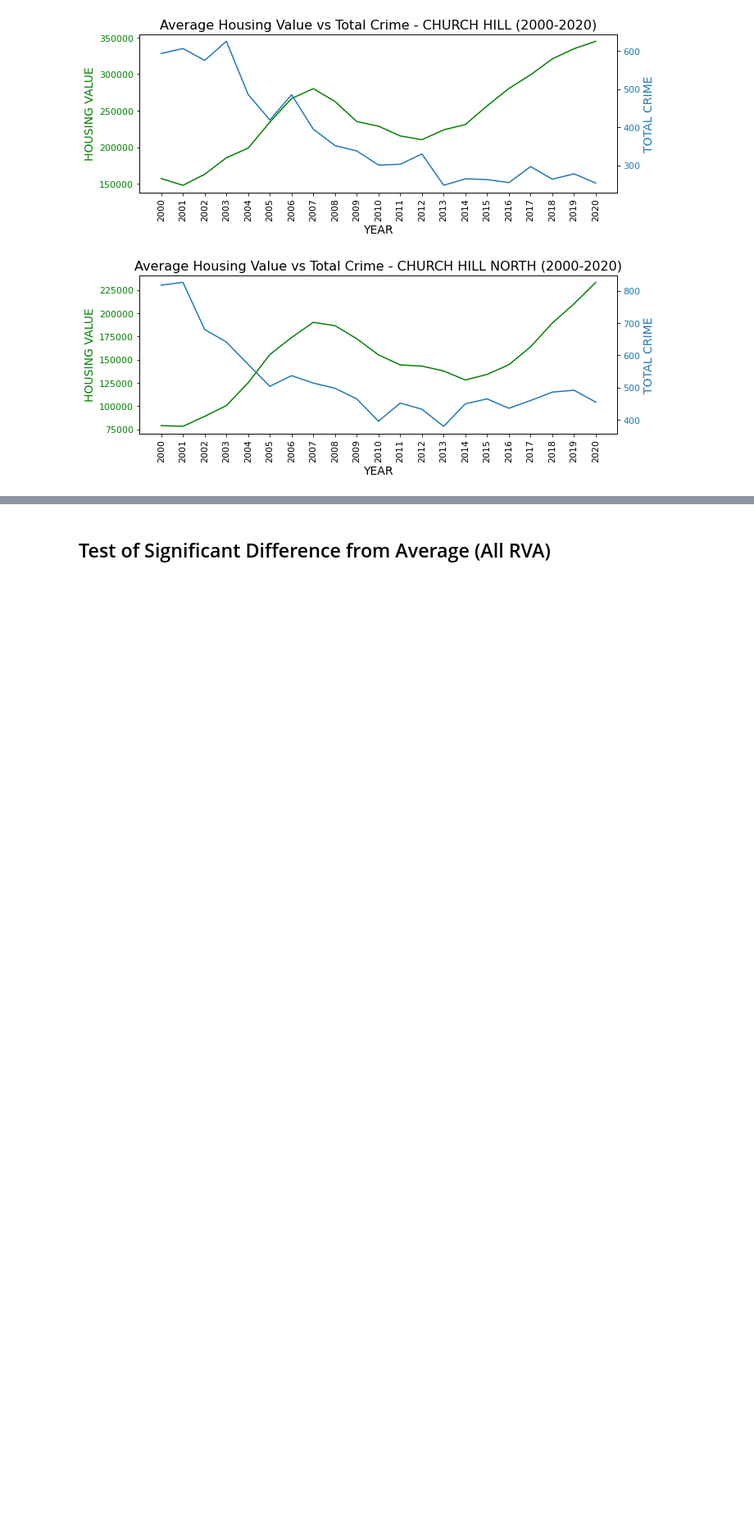
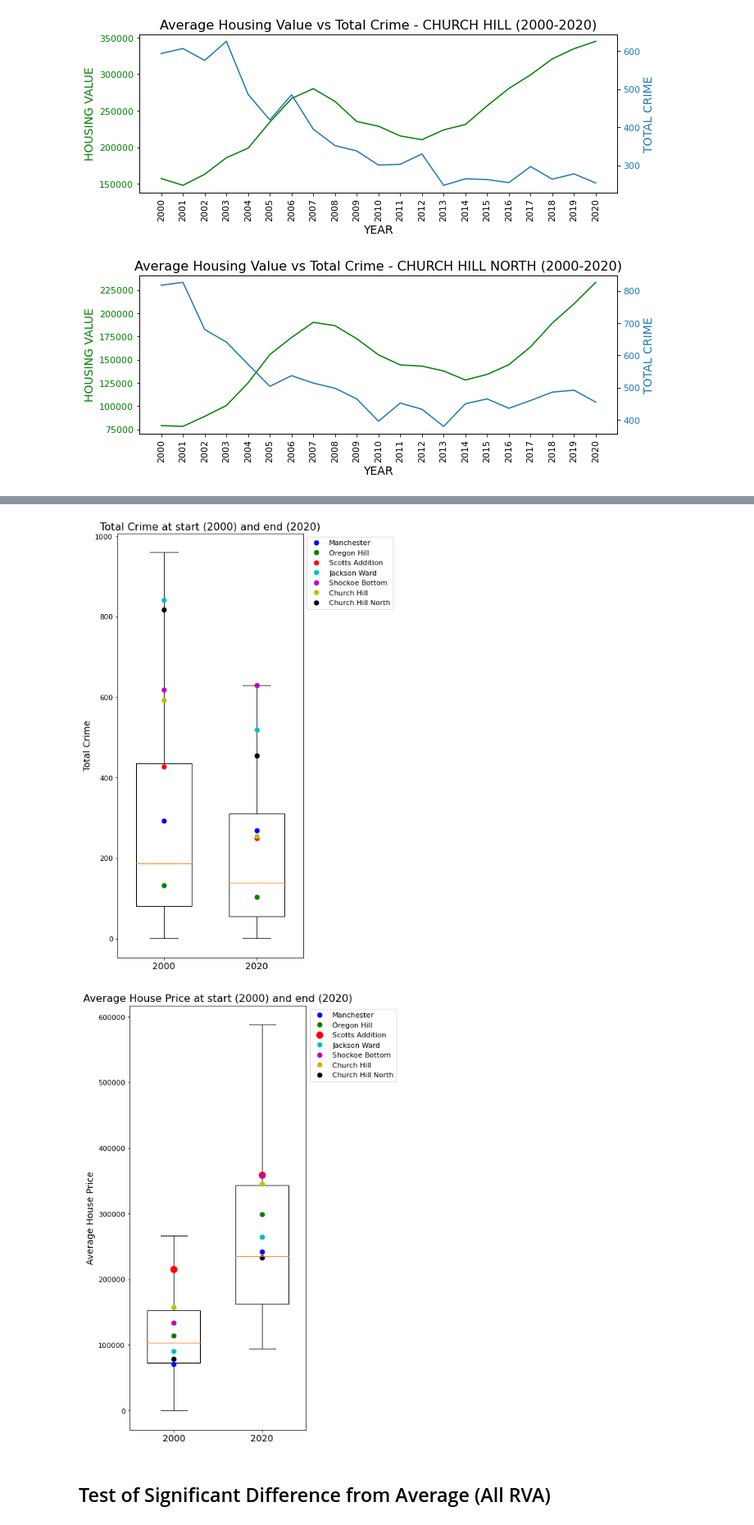
Before and after one commit to anguloag/Gentrification-in-Richmond, a Jupyter notebook: sociotracker_graphs_working.ipynb, the cells around one changed output, grey strips where cells are left out. Shown at 82% size. Cells and saved outputs as stored; diff of their text form; code cells hidden in the pictures; blank space fills up the shorter version.

```diff
--- a/sociotracker_graphs_working.ipynb
+++ b/sociotracker_graphs_working.ipynb
@@ -375,8 +645,79 @@ plt.show()
 # %%
 # Using each neighborhood as a data point...
 ### Make separate box and whisker plots for Housing Value at 2000 and 2020
 ### Make separate box and whisker plots for Total Crime at 2000 and 2020
 ### Locate where the selected neighborhoods fall in all 4 B&W plots
 ### --> did percentile position change?
+
+manchester_crime = [scatter_data.loc[(scatter_data["NEIGHBORHOOD_NAME"] == "MANCHESTER"), '2000_TOTAL_CRIME'].values[0],
+                   scatter_data.loc[(scatter_data["NEIGHBORHOOD_NAME"] == "MANCHESTER"), '2020_TOTAL_CRIME'].values[0]]
+oregon_hill_crime = [scatter_data.loc[(scatter_data["NEIGHBORHOOD_NAME"] == "OREGON HILL"), '2000_TOTAL_CRIME'].values[0],
+                   scatter_data.loc[(scatter_data["NEIGHBORHOOD_NAME"] == "OREGON HILL"), '2020_TOTAL_CRIME'].values[0]]
+scotts_addition_crime = [scatter_data.loc[(scatter_data["NEIGHBORHOOD_NAME"] == "SCOTT'S ADDITION"), '2000_TOTAL_CRIME'].values[0],
+                   scatter_data.loc[(scatter_data["NEIGHBORHOOD_NAME"] == "SCOTT'S ADDITION"), '2020_TOTAL_CRIME'].values[0]]
+jackson_ward_crime = [scatter_data.loc[(scatter_data["NEIGHBORHOOD_NAME"] == "JACKSON WARD"), '2000_TOTAL_CRIME'].values[0],
+                   scatter_data.loc[(scatter_data["NEIGHBORHOOD_NAME"] == "JACKSON WARD"), '2020_TOTAL_CRIME'].values[0]]
+shockoe_bottom_crime = [scatter_data.loc[(scatter_data["NEIGHBORHOOD_NAME"] == "SHOCKOE BOTTOM"), '2000_TOTAL_CRIME'].values[0],
+                   scatter_data.loc[(scatter_data["NEIGHBORHOOD_NAME"] == "SHOCKOE BOTTOM"), '2020_TOTAL_CRIME'].values[0]]
+church_hill_crime = [scatter_data.loc[(scatter_data["NEIGHBORHOOD_NAME"] == "CHURCH HILL"), '2000_TOTAL_CRIME'].values[0],
+                   scatter_data.loc[(scatter_data["NEIGHBORHOOD_NAME"] == "CHURCH HILL"), '2020_TOTAL_CRIME'].values[0]]
+church_hill_north_crime = [scatter_data.loc[(scatter_data["NEIGHBORHOOD_NAME"] == "CHURCH HILL NORTH"), '2000_TOTAL_CRIME'].values[0],
+                   scatter_data.loc[(scatter_data["NEIGHBORHOOD_NAME"] == "CHURCH HILL NORTH"), '2020_TOTAL_CRIME'].values[0]]
+
+fig1, ax = plt.subplots(figsize=(7,10))
+ax.boxplot([scatter_data['2000_TOTAL_CRIME'],scatter_data['2020_TOTAL_CRIME']],showfliers=False,widths=.6)
+mc, = plt.plot(range(1,3),manchester_crime,'bo',ms=7)
+ohc, = plt.plot(range(1,3),oregon_hill_crime,'go',ms=7)
+sac, = plt.plot(range(1,3),scotts_addition_crime,'ro',ms=7)
+jwc, = plt.plot(range(1,3),jackson_ward_crime,'co',ms=7)
+sbc, = plt.plot(range(1,3),shockoe_bottom_crime,'mo',ms=7)
+chc, = plt.plot(range(1,3),church_hill_crime,'yo',ms=7)
+chnc, = plt.plot(range(1,3),church_hill_north_crime,'ko',ms=7)
+plt.xticks ([1,2],['2000','2020'],fontsize=14)
+plt.legend(handles=[mc,ohc,sac,jwc,sbc,chc,chnc], labels=['Manchester', 'Oregon Hill', 'Scotts Addition', 'Jackson Ward', 'Shockoe Bottom', 'Church Hill', 'Church Hill North'],bbox_to_anchor=(1,1), loc='upper left', ncol=1)
+plt.ylabel(('Total Crime'),fontsize=14)
+plt.title((f'Total Crime at start (2000) and end (2020)'),fontsize=16)
+
+plt.tight_layout()
+
+plt.savefig('Output/Images/TotalCrimeat2000and2020_boxwhisker.png')
+plt.show()
+
+manchester_house = [scatter_data.loc[(scatter_data["NEIGHBORHOOD_NAME"] == "MANCHESTER"), '2000_AVERAGE_HOUSE_PRICE'].values[0],
+                   scatter_data.loc[(scatter_data["NEIGHBORHOOD_NAME"] == "MANCHESTER"), '2020_AVERAGE_HOUSE_PRICE'].values[0]]
+oregon_hill_house = [scatter_data.loc[(scatter_data["NEIGHBORHOOD_NAME"] == "OREGON HILL"), '2000_AVERAGE_HOUSE_PRICE'].values[0],
+                   scatter_data.loc[(scatter_data["NEIGHBORHOOD_NAME"] == "OREGON HILL"), '2020_AVERAGE_HOUSE_PRICE'].values[0]]
+scotts_addition_house = [scatter_data.loc[(scatter_data["NEIGHBORHOOD_NAME"] == "SCOTT'S ADDITION"), '2000_AVERAGE_HOUSE_PRICE'].values[0],
+                   scatter_data.loc[(scatter_data["NEIGHBORHOOD_NAME"] == "SCOTT'S ADDITION"), '2020_AVERAGE_HOUSE_PRICE'].values[0]]
+jackson_ward_house = [scatter_data.loc[(scatter_data["NEIGHBORHOOD_NAME"] == "JACKSON WARD"), '2000_AVERAGE_HOUSE_PRICE'].values[0],
+                   scatter_data.loc[(scatter_data["NEIGHBORHOOD_NAME"] == "JACKSON WARD"), '2020_AVERAGE_HOUSE_PRICE'].values[0]]
+shockoe_bottom_house = [scatter_data.loc[(scatter_data["NEIGHBORHOOD_NAME"] == "SHOCKOE BOTTOM"), '2000_AVERAGE_HOUSE_PRICE'].values[0],
+                   scatter_data.loc[(scatter_data["NEIGHBORHOOD_NAME"] == "SHOCKOE BOTTOM"), '2020_AVERAGE_HOUSE_PRICE'].values[0]]
+church_hill_house = [scatter_data.loc[(scatter_data["NEIGHBORHOOD_NAME"] == "CHURCH HILL"), '2000_AVERAGE_HOUSE_PRICE'].values[0],
+                   scatter_data.loc[(scatter_data["NEIGHBORHOOD_NAME"] == "CHURCH HILL"), '2020_AVERAGE_HOUSE_PRICE'].values[0]]
+church_hill_north_house = [scatter_data.loc[(scatter_data["NEIGHBORHOOD_NAME"] == "CHURCH HILL NORTH"), '2000_AVERAGE_HOUSE_PRICE'].values[0],
+                   scatter_data.loc[(scatter_data["NEIGHBORHOOD_NAME"] == "CHURCH HILL NORTH"), '2020_AVERAGE_HOUSE_PRICE'].values[0]]
+
+fig, ax = plt.subplots(figsize=(7,10))
+ax.boxplot([scatter_data['2000_AVERAGE_HOUSE_PRICE'],scatter_data['2020_AVERAGE_HOUSE_PRICE']],showfliers=False,widths=.6)
+mh, = plt.plot(range(1,3),manchester_house,'bo',ms=7)
+ohh, = plt.plot(range(1,3),oregon_hill_house,'go',ms=7)
+sah, = plt.plot(range(1,3),scotts_addition_house,'ro',ms=10)
+jwh, = plt.plot(range(1,3),jackson_ward_house,'co',ms=7)
+sbh, = plt.plot(range(1,3),shockoe_bottom_house,'mo',ms=7)
+chh, = plt.plot(range(1,3),church_hill_house,'yo',ms=7)
+chnh, = plt.plot(range(1,3),church_hill_north_house,'ko',ms=7)
+plt.xticks ([1,2],['2000','2020'],fontsize=14)
+plt.legend(handles=[mh,ohh,sah,jwh,sbh,chh,chnh], labels=['Manchester', 'Oregon Hill', 'Scotts Addition', 'Jackson Ward', 'Shockoe Bottom', 'Church Hill', 'Church Hill North'],bbox_to_anchor=(1,1), loc='upper left', ncol=1)
+plt.ylabel(('Average House Price'),fontsize=14)
+plt.title((f'Average House Price at start (2000) and end (2020)'),fontsize=16)
+
+plt.tight_layout()
+
+plt.savefig('Output/Images/AvgHousePriceat2000and2020_boxwhisker.png')
+plt.show()
+# %% [output]
+[figure, added]
+[figure, added]
 # %% [markdown]
 ## Test of Significant Difference from Average (All RVA)
```
Also changed, not shown: parts of 13 cells of this notebook, 17 other files.
